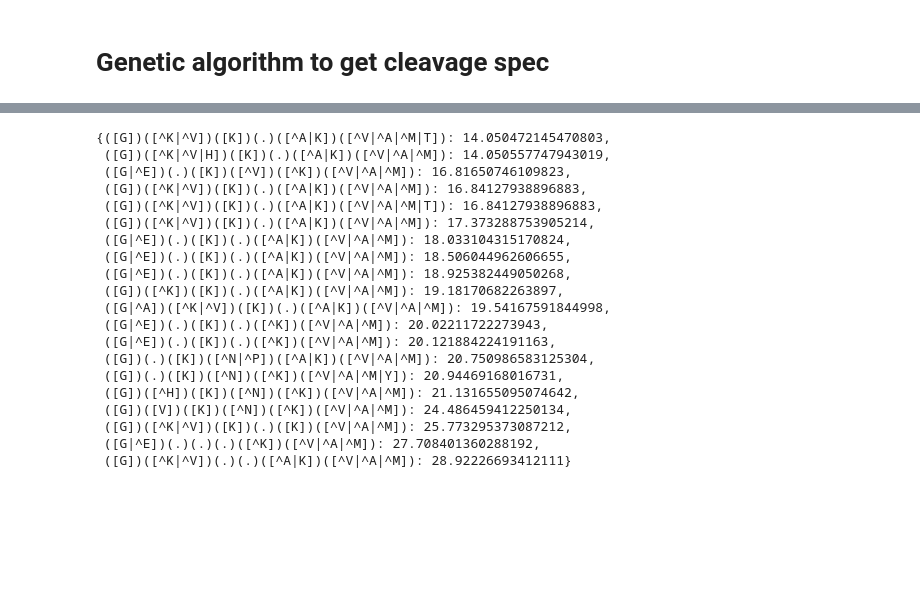
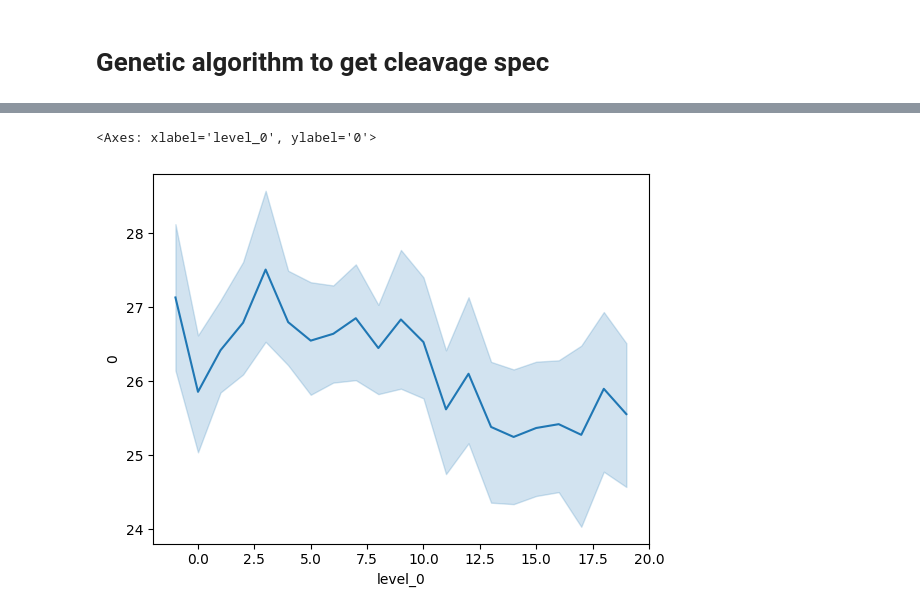
Before and after one commit to ErikHartman/disassembly, a Jupyter notebook: src/playground.ipynb, the cells around one changed output, grey strips where cells are left out. Cells and saved outputs as stored; diff of their text form; code cells hidden in the pictures; blank space fills up the shorter version.

```diff
--- a/src/playground.ipynb
+++ b/src/playground.ipynb
@@ -421,23 +468,8 @@ Best  ([G])([^K|^V])([K])(.)([^A|K])([^V|^A|^M|T])
-# %%
-pega.population
-# %% [output]
-{([G])([^K|^V])([K])(.)([^A|K])([^V|^A|^M|T]): 14.050472145470803,
- ([G])([^K|^V|H])([K])(.)([^A|K])([^V|^A|^M]): 14.050557747943019,
- ([G|^E])(.)([K])([^V])([^K])([^V|^A|^M]): 16.81650746109823,
- ([G])([^K|^V])([K])(.)([^A|K])([^V|^A|^M]): 16.84127938896883,
- ([G])([^K|^V])([K])(.)([^A|K])([^V|^A|^M|T]): 16.84127938896883,
- ([G])([^K|^V])([K])(.)([^A|K])([^V|^A|^M]): 17.373288753905214,
- ([G|^E])(.)([K])(.)([^A|K])([^V|^A|^M]): 18.033104315170824,
- ([G|^E])(.)([K])(.)([^A|K])([^V|^A|^M]): 18.506044962606655,
- ([G|^E])(.)([K])(.)([^A|K])([^V|^A|^M]): 18.925382449050268,
- ([G])([^K])([K])(.)([^A|K])([^V|^A|^M]): 19.18170682263897,
- ([G|^A])([^K|^V])([K])(.)([^A|K])([^V|^A|^M]): 19.54167591844998,
- ([G|^E])(.)([K])(.)([^K])([^V|^A|^M]): 20.02211722273943,
- ([G|^E])(.)([K])(.)([^K])([^V|^A|^M]): 20.121884224191163,
- ([G])(.)([K])([^N|^P])([^A|K])([^V|^A|^M]): 20.750986583125304,
- ([G])(.)([K])([^N])([^K])([^V|^A|^M|Y]): 20.94469168016731,
- ([G])([^H])([K])([^N])([^K])([^V|^A|^M]): 21.131655095074642,
- ([G])([V])([K])([^N])([^K])([^V|^A|^M]): 24.486459412250134,
- ([G])([^K|^V])([K])(.)([K])([^V|^A|^M]): 25.773295373087212,
- ([G|^E])(.)(.)(.)([^K])([^V|^A|^M]): 27.708401360288192,
- ([G])([^K|^V])(.)(.)([^A|K])([^V|^A|^M]): 28.92226693412111}
+# %%
+import pandas as pd
+import seaborn as sns
+
+sns.lineplot(pd.DataFrame(pega.fitness).T.stack().reset_index(), x="level_0", y=0)
+# %% [output]
+<Axes: xlabel='level_0', ylabel='0'>
+[figure, added]
```
Also changed, not shown: parts of 2 cells of this notebook, 2 other files.
